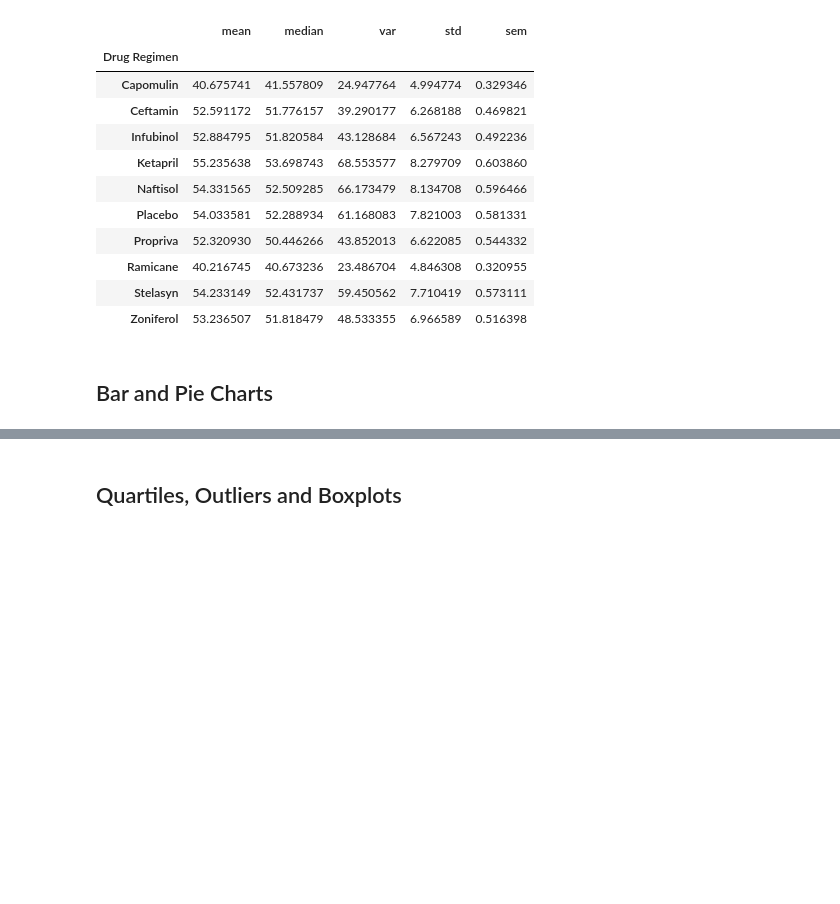
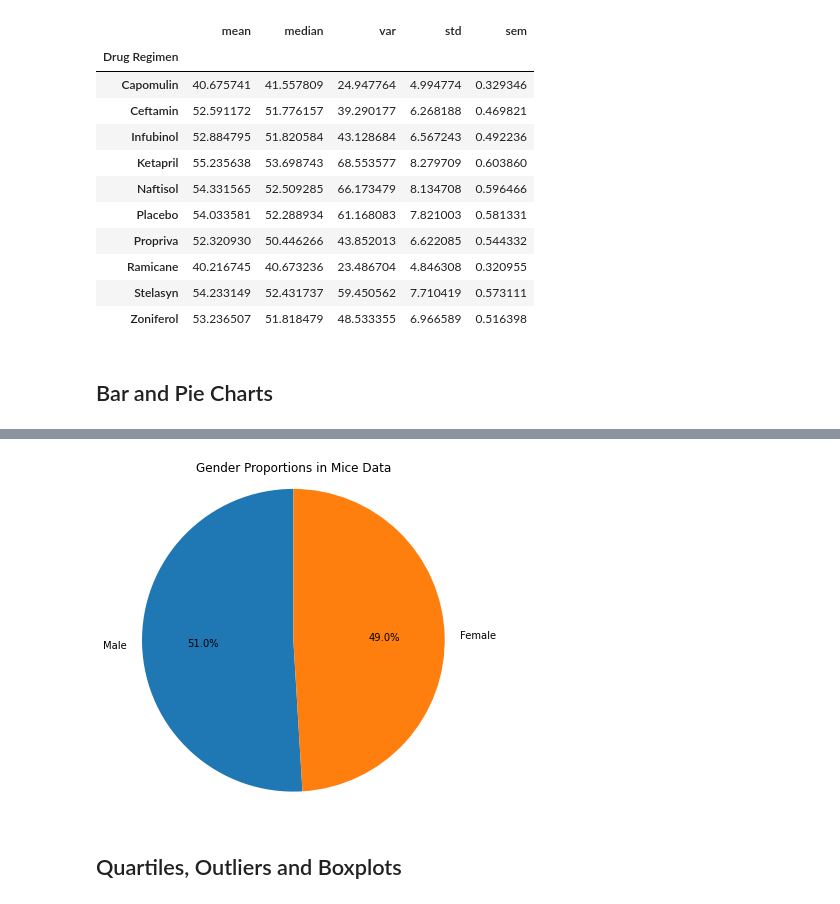
Before and after one commit to jayparikh1998/UofT-Bootcamp, a Jupyter notebook: pymaceuticals_challenge/pymaceuticals_starter.ipynb, the cells around one changed output, grey strips where cells are left out. Saved outputs shown, nothing was run; the diff lists cells and outputs as text; code cells hidden in the pictures; blank space fills up the shorter version.

```diff
--- a/pymaceuticals_challenge/pymaceuticals_starter.ipynb
+++ b/pymaceuticals_challenge/pymaceuticals_starter.ipynb
@@ -177,3 +200,16 @@ count_by_regimen.plot(kind='bar', title='Number of Data Points per Drug Regimen'
+# %%
+# Generate a pie plot showing the distribution of female versus male mice using pyplot
+gender = gender_counts.index
+counts = gender_counts.values
+plt.figure(figsize=(6, 6))  # Adjust the figure size if needed
+plt.pie(counts, labels=gender, autopct='%1.1f%%', startangle=90)
+plt.title('Gender Proportions in Mice Data')
+
+plt.axis('equal')  # Equal aspect ratio ensures that pie is drawn as a circle.
+
+plt.show()
+# %% [output]
+[figure, added]
 # %% [markdown]
 ## Quartiles, Outliers and Boxplots
 # %%
```
Also changed, not shown: parts of 5 cells of this notebook.
